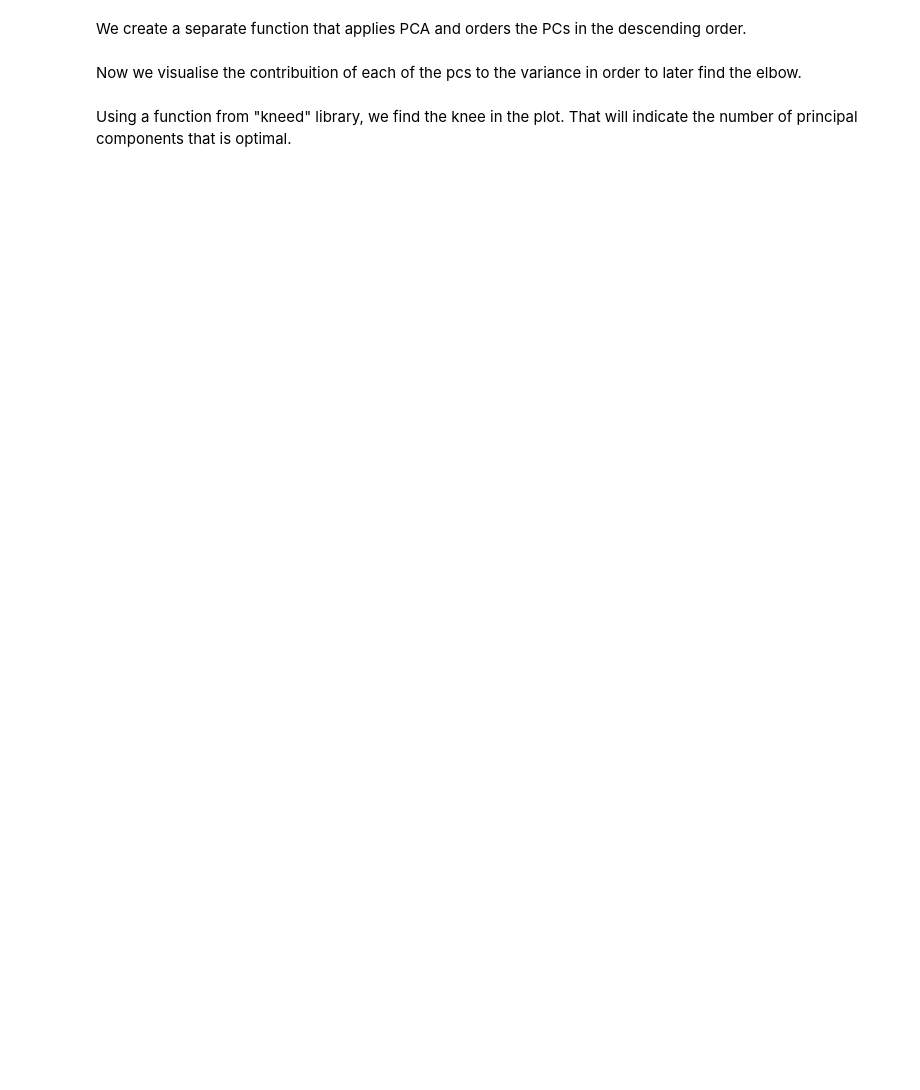
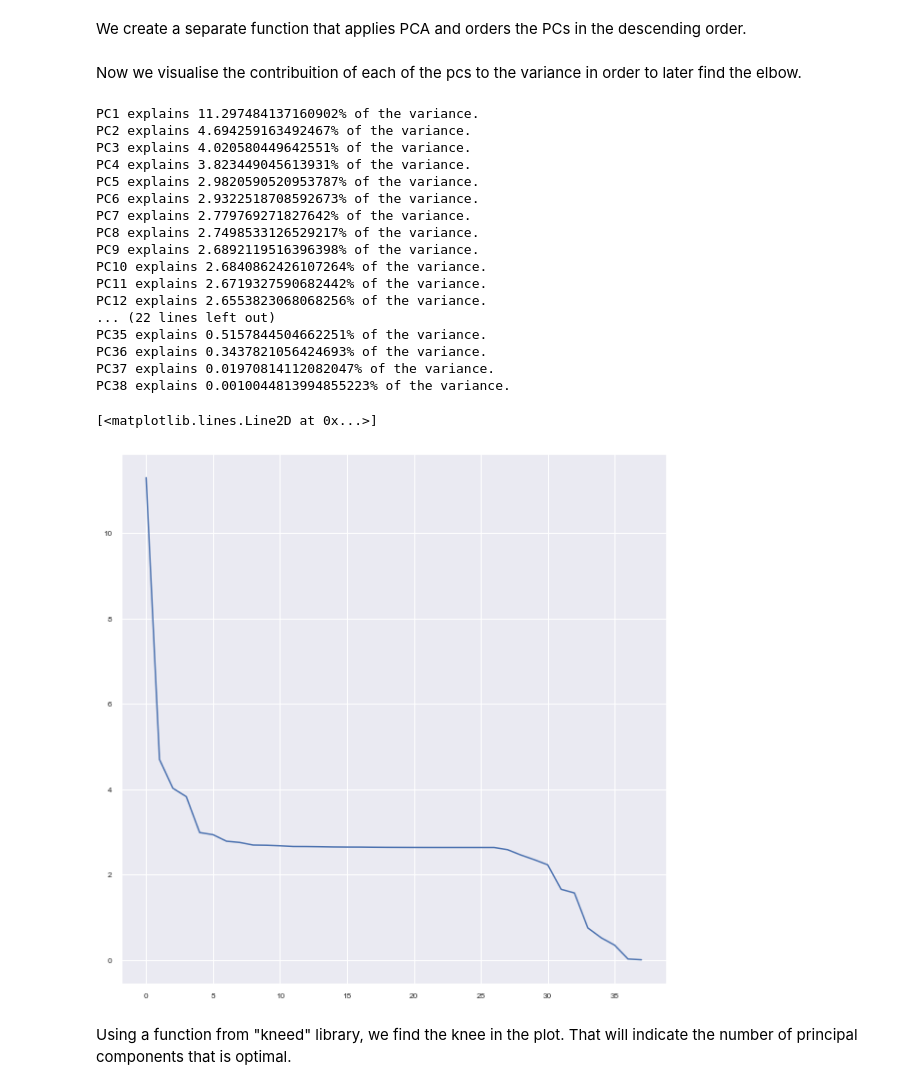
Before and after one commit to pkhudov/Edinburgh_Property_Analysis, a Jupyter notebook: propertyAnalysis.ipynb, the cells around one changed output. Drawn from its saved outputs; the diff is of its cells as text; code cells hidden in the pictures; blank space fills up the shorter version.

```diff
--- a/propertyAnalysis.ipynb
+++ b/propertyAnalysis.ipynb
@@ -210,0 +302,12 @@ print(pca.components_) # Eigenvector (C
+# %%
+
+listings_df_features = listings_df_features[(np.abs(stats.zscore(listings_df_features["bedrooms"])) < 3)]
+listings_df_features = listings_df_features[(np.abs(stats.zscore(listings_df_features["beds"])) < 3)]
+listings_df_features = listings_df_features[(np.abs(stats.zscore(listings_df_features["accommodates"])) < 3)]
+listings_df_features = listings_df_features[(np.abs(stats.zscore(listings_df_features["price"])) < 3)]
+listings_df_features = listings_df_features[(np.abs(stats.zscore(listings_df_features["review_scores_cleanliness"])) < 3)]
+
+
+# listings_df_features = listings_df_features[listings_df_features[["price", "bedrooms", "beds"]].apply(stats.zscore)]
+listings_df_features.reset_index(drop=True, inplace=True)
+listings_df_features.head()
@@ -210,0 +329,12 @@ print(pca.components_) # Eigenvector (C
+# %%
+property_type_expanded = listings_df_features['property_type'].str.get_dummies()
+room_type_expanded = listings_df_features['room_type'].str.get_dummies()
+
+#Once separated, we drop them
+#listings_df_features = listings_df_features.drop(["property_type", "room_type"], axis=1)
+
+#Join the dummy variable columns with the original dataframe
+listings_df_features_expanded = pd.concat([listings_df_features, property_type_expanded, room_type_expanded], axis=1)
+listings_df_features_expanded = listings_df_features_expanded.drop(["property_type", "room_type"], axis=1)
+
+listings_df_features_expanded.head()
@@ -210,0 +351,7 @@ print(pca.components_) # Eigenvector (C
+# %%
+#Convert all columns to lowercase
+listings_df_features_expanded.columns = listings_df_features_expanded.columns.str.lower()
+#Merge columns with the same name keeping the largest value
+listings_df_features_expanded = listings_df_features_expanded.rename(columns={"Entire home":"Entire home/apt"})
+listings_df_features_expanded = listings_df_features_expanded.groupby(listings_df_features_expanded.columns, axis=1).max()
+listings_df_features_expanded.info()
@@ -211,3 +388,13 @@ print(pca.components_) # Eigenvector (C
+# %%
+#Standardize the data
+def standardize(df):
+    scaler = StandardScaler()
+    df_std = scaler.fit_transform(df)
+    df_std = pd.DataFrame(df_std, columns=df.columns)
+    return df_std
+# def standardize(df):
+#     return df.apply(lambda x: (x-x.mean())/x.std())
+# standardize(listings_df_features.drop(["property_type", "room_type"], axis=1))
 # %% [markdown]
 We create a separate function that applies PCA and orders the PCs in the descending order.
 # %%
@@ -229,9 +414,29 @@ sorted_PCs(listings_df)
 Now we visualise the contribuition of each of the pcs to the variance in order to later find the elbow.
 # %%
 fig, ax = plt.subplots(figsize=(10,10))
-eigenvalues, eigenvectors = sorted_PCs(listings_df)
+eigenvalues, eigenvectors = sorted_PCs(listings_df_features_expanded.drop(["price"], axis=1))
 percentExplained = eigenvalues / np.sum(eigenvalues)*100
 plt.plot(percentExplained)
+# %% [output]
+PC1 explains 11.297484137160902% of the variance.
+PC2 explains 4.694259163492467% of the variance.
+PC3 explains 4.020580449642551% of the variance.
+PC4 explains 3.823449045613931% of the variance.
+PC5 explains 2.9820590520953787% of the variance.
+PC6 explains 2.9322518708592673% of the variance.
+PC7 explains 2.779769271827642% of the variance.
+PC8 explains 2.7498533126529217% of the variance.
+PC9 explains 2.6892119516396398% of the variance.
+PC10 explains 2.6840862426107264% of the variance.
+PC11 explains 2.6719327590682442% of the variance.
+PC12 explains 2.6553823068068256% of the variance.
+... (22 lines left out)
+PC35 explains 0.5157844504662251% of the variance.
+PC36 explains 0.3437821056424693% of the variance.
+PC37 explains 0.01970814112082047% of the variance.
+PC38 explains 0.0010044813994855223% of the variance.
+[<matplotlib.lines.Line2D at 0x...>]
+[figure, added]
 # %% [markdown]
 Using a function from "kneed" library, we find the knee in the plot. That will indicate the number of principal components that is optimal.
 # %%
```
Also changed, not shown: parts of 107 cells of this notebook, 9 other files.
